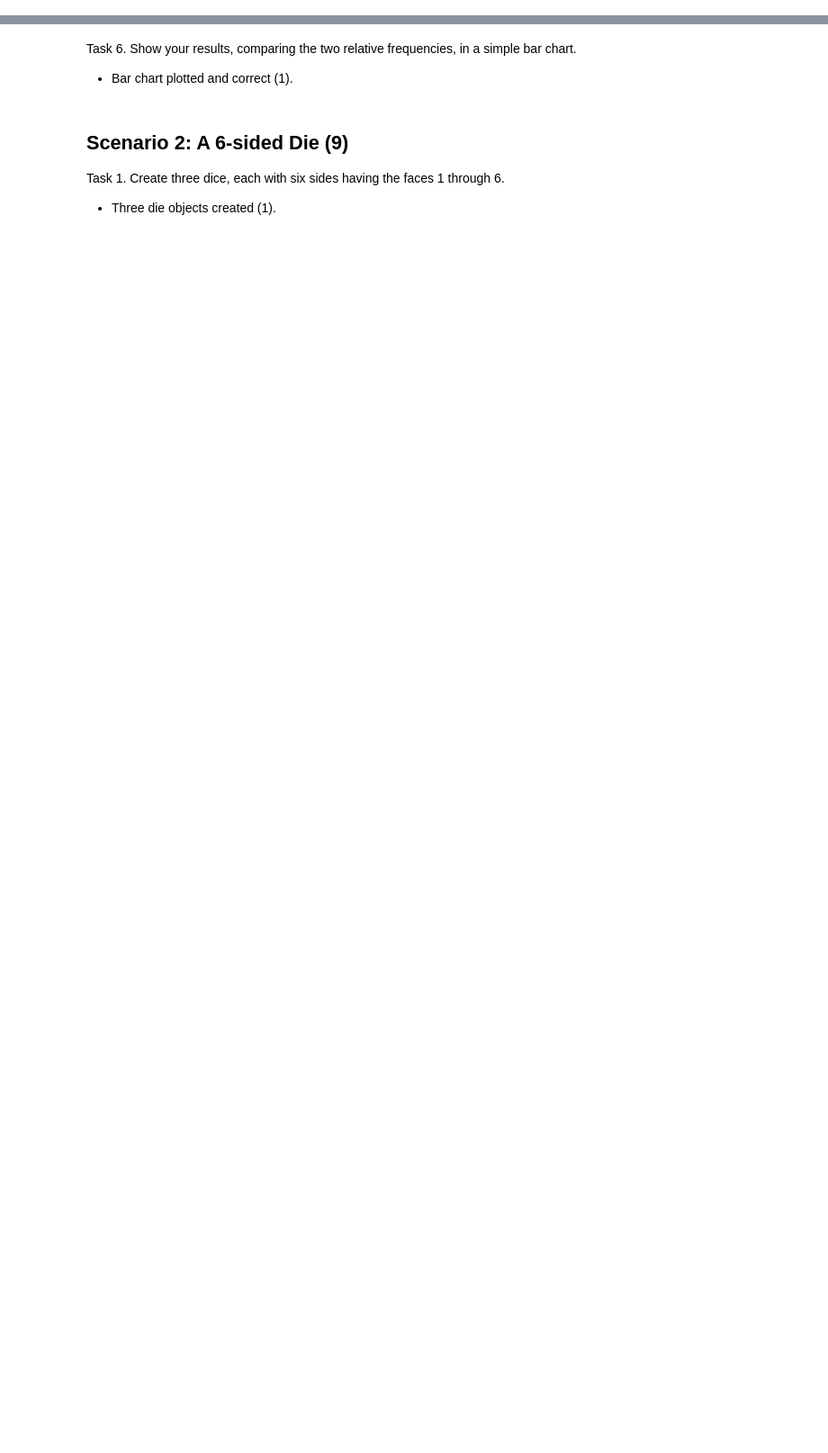
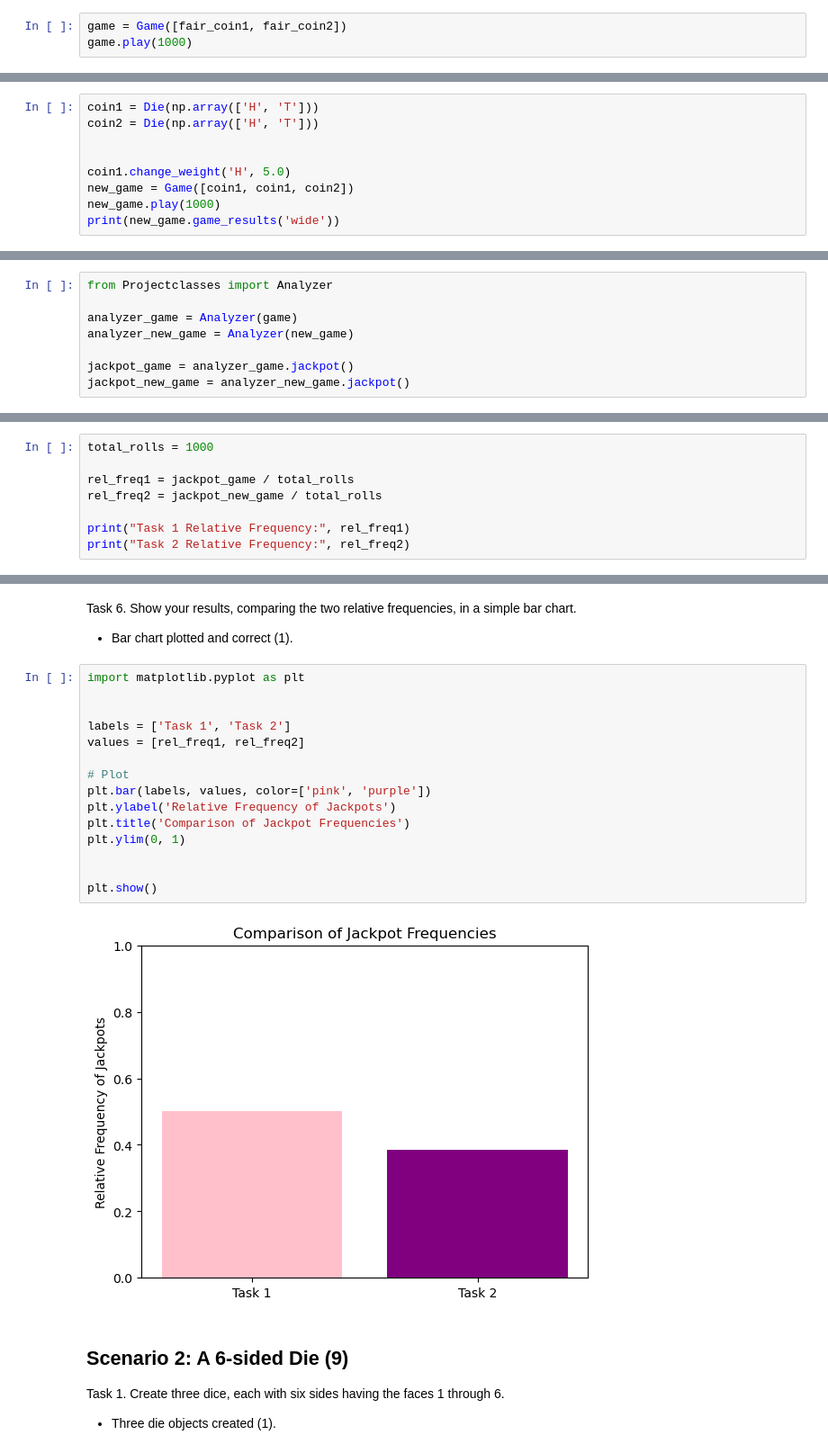
Before and after one commit to jwall-uva/ds5100_project, a Jupyter notebook: DS51200_FinalProjectTemplate.ipynb, the cells around one changed output, grey strips where cells are left out. Shown at 90% size. Drawn from its saved outputs; the diff is of its cells as text; blank space fills up the shorter version.

```diff
--- a/DS51200_FinalProjectTemplate.ipynb
+++ b/DS51200_FinalProjectTemplate.ipynb
@@ -112,5 +412,17 @@ Task 2. Play a game of $1000$ flips with two fair dice.
+# %%
+game = Game([fair_coin1, fair_coin2])
+game.play(1000)
 # %% [markdown]
 Task 3. Play another game (using a new Game object) of $1000$ flips, this time using two unfair dice and one fair die. For the second unfair die, you can use the same die object twice in the list of dice you pass to the Game object.
 
 - New game object created (1).
 - Play method called correclty and without error (1).
+# %%
+coin1 = Die(np.array(['H', 'T']))
+coin2 = Die(np.array(['H', 'T']))
+
+
+coin1.change_weight('H', 5.0)
+new_game = Game([coin1, coin1, coin2])
+new_game.play(1000)
+print(new_game.game_results('wide'))
@@ -119,3 +447,11 @@ Task 4. For each game, use an Analyzer object to determine the raw frequency of
 
 - Analyzer objecs instantiated for both games (1).
 - Raw frequencies reported for both (1).
+# %%
+from Projectclasses import Analyzer
+
+analyzer_game = Analyzer(game)
+analyzer_new_game = Analyzer(new_game)
+
+jackpot_game = analyzer_game.jackpot()
+jackpot_new_game = analyzer_new_game.jackpot()
@@ -123,3 +465,11 @@ Task 4. For each game, use an Analyzer object to determine the raw frequency of
 Task 5. For each analyzer, compute relative frequency as the number of jackpots over the total number of rolls.
 
 - Both relative frequencies computed (1).
+# %%
+total_rolls = 1000
+
+rel_freq1 = jackpot_game / total_rolls
+rel_freq2 = jackpot_new_game / total_rolls
+
+print("Task 1 Relative Frequency:", rel_freq1)
+print("Task 2 Relative Frequency:", rel_freq2)
@@ -127,6 +480,23 @@ Task 5. For each analyzer, compute relative frequency as the number of jackpots
 Task 6. Show your results, comparing the two relative frequencies, in a simple bar chart.
 
 - Bar chart plotted and correct (1).
+# %%
+import matplotlib.pyplot as plt
+
+
+labels = ['Task 1', 'Task 2']
+values = [rel_freq1, rel_freq2]
+
+# Plot
+plt.bar(labels, values, color=['pink', 'purple'])
+plt.ylabel('Relative Frequency of Jackpots')
+plt.title('Comparison of Jackpot Frequencies')
+plt.ylim(0, 1)
+
+
+plt.show()
+# %% [output]
+[figure, added]
 # %% [markdown]
 ## Scenario 2: A 6-sided Die (9)
 
```
Also changed, not shown: parts of 24 cells of this notebook.
